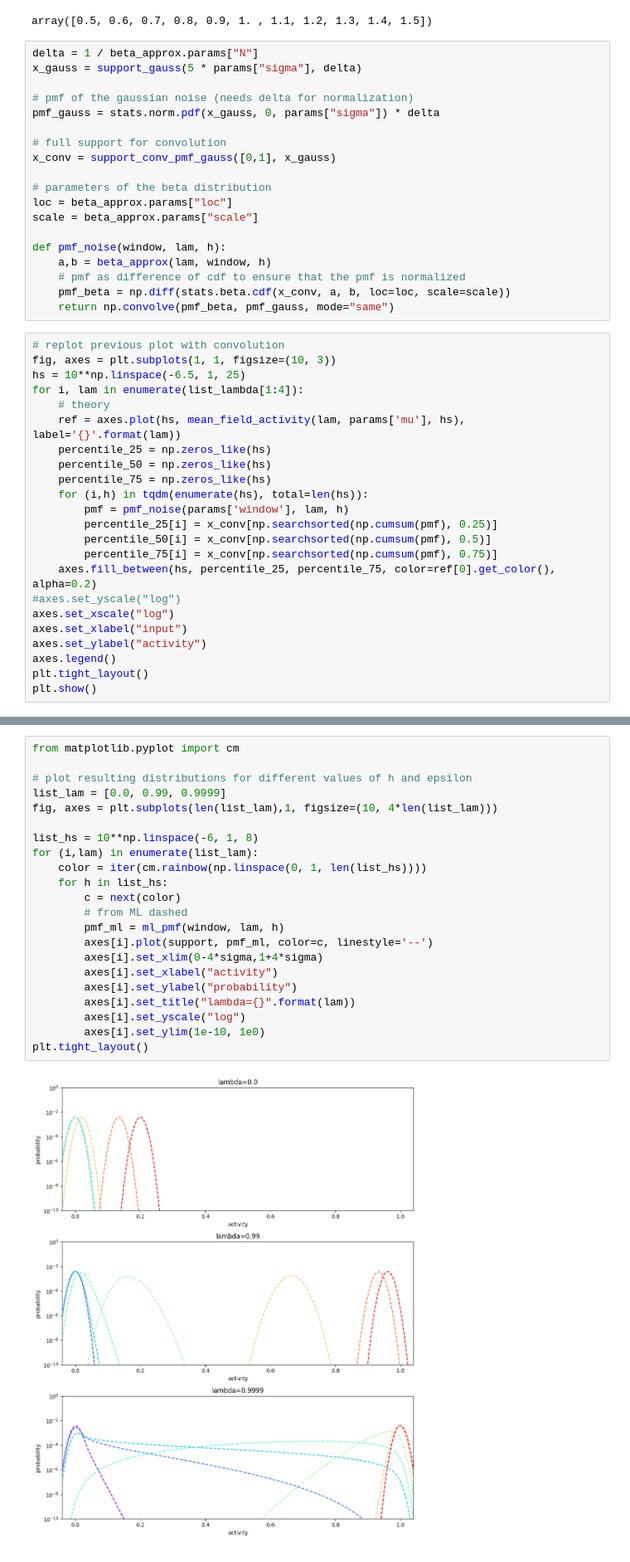
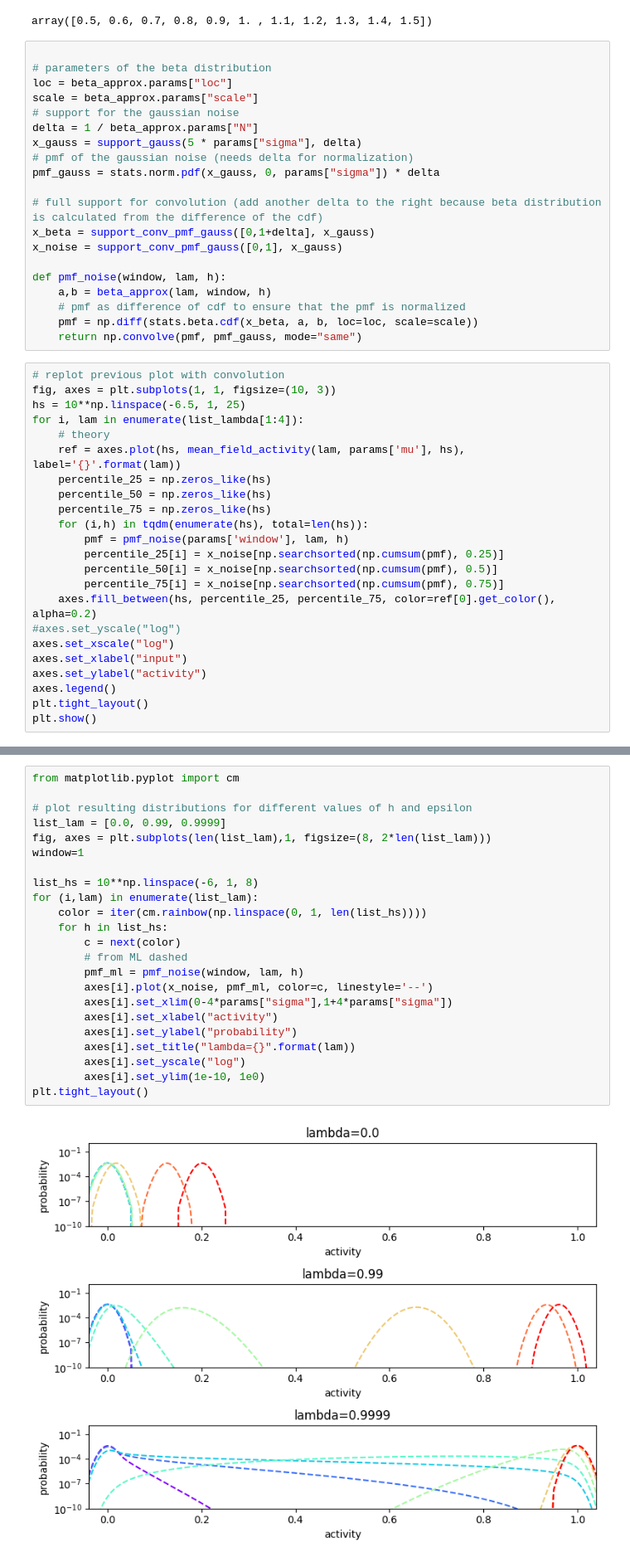
Before and after one commit to sahelazizpour/Finite-Observation-Dynamic-Range, a Jupyter notebook: test_analysis_simulation.ipynb, the cells around one changed output, grey strips where cells are left out. Shown: that part at 83% size. Drawn from its saved outputs; the diff is of its cells as text.

Commit message:
simulation analysis is unified with analytical pipeline; test_analysis_simulation is cleaned up and implies function. Rerun of analysis for all windows and seeds is necessary.

```diff
--- a/test_analysis_simulation.ipynb
+++ b/test_analysis_simulation.ipynb
@@ -125,24 +124,25 @@ np.arange(0.5, 1.5, 0.09999999999999998)
 # %% [output]
 array([0.5, 0.6, 0.7, 0.8, 0.9, 1. , 1.1, 1.2, 1.3, 1.4, 1.5])
 # %%
-delta = 1 / beta_approx.params["N"]
-x_gauss = support_gauss(5 * params["sigma"], delta)
-
-# pmf of the gaussian noise (needs delta for normalization)
-pmf_gauss = stats.norm.pdf(x_gauss, 0, params["sigma"]) * delta
-
-# full support for convolution
-x_conv = support_conv_pmf_gauss([0,1], x_gauss)
 
 # parameters of the beta distribution
 loc = beta_approx.params["loc"]
 scale = beta_approx.params["scale"]
+# support for the gaussian noise
+delta = 1 / beta_approx.params["N"]
+x_gauss = support_gauss(5 * params["sigma"], delta)
+# pmf of the gaussian noise (needs delta for normalization)
+pmf_gauss = stats.norm.pdf(x_gauss, 0, params["sigma"]) * delta
+
+# full support for convolution (add another delta to the right because beta distribution is calculated from the difference of the cdf)
+x_beta = support_conv_pmf_gauss([0,1+delta], x_gauss)
+x_noise = support_conv_pmf_gauss([0,1], x_gauss)
 
 def pmf_noise(window, lam, h):
     a,b = beta_approx(lam, window, h)
     # pmf as difference of cdf to ensure that the pmf is normalized
-    pmf_beta = np.diff(stats.beta.cdf(x_conv, a, b, loc=loc, scale=scale))
-    return np.convolve(pmf_beta, pmf_gauss, mode="same")
+    pmf = np.diff(stats.beta.cdf(x_beta, a, b, loc=loc, scale=scale))
+    return np.convolve(pmf, pmf_gauss, mode="same")
 # %%
 # replot previous plot with convolution
 fig, axes = plt.subplots(1, 1, figsize=(10, 3))
@@ -155,9 +155,9 @@ for i, lam in enumerate(list_lambda[1:4]):
     percentile_75 = np.zeros_like(hs)
     for (i,h) in tqdm(enumerate(hs), total=len(hs)):
         pmf = pmf_noise(params['window'], lam, h)
-        percentile_25[i] = x_conv[np.searchsorted(np.cumsum(pmf), 0.25)]
-        percentile_50[i] = x_conv[np.searchsorted(np.cumsum(pmf), 0.5)]
-        percentile_75[i] = x_conv[np.searchsorted(np.cumsum(pmf), 0.75)]
+        percentile_25[i] = x_noise[np.searchsorted(np.cumsum(pmf), 0.25)]
+        percentile_50[i] = x_noise[np.searchsorted(np.cumsum(pmf), 0.5)]
+        percentile_75[i] = x_noise[np.searchsorted(np.cumsum(pmf), 0.75)]
     axes.fill_between(hs, percentile_25, percentile_75, color=ref[0].get_color(), alpha=0.2)
 #axes.set_yscale("log")
 axes.set_xscale("log")
@@ -230,24 +233,25 @@ SystemExit:
 # %%
 from matplotlib.pyplot import cm
 
 # plot resulting distributions for different values of h and epsilon
 list_lam = [0.0, 0.99, 0.9999]
-fig, axes = plt.subplots(len(list_lam),1, figsize=(10, 4*len(list_lam)))
+fig, axes = plt.subplots(len(list_lam),1, figsize=(8, 2*len(list_lam)))
+window=1
 
 list_hs = 10**np.linspace(-6, 1, 8)
 for (i,lam) in enumerate(list_lam):
     color = iter(cm.rainbow(np.linspace(0, 1, len(list_hs))))
     for h in list_hs:
         c = next(color)
         # from ML dashed
-        pmf_ml = ml_pmf(window, lam, h)
-        axes[i].plot(support, pmf_ml, color=c, linestyle='--')
-        axes[i].set_xlim(0-4*sigma,1+4*sigma)
+        pmf_ml = pmf_noise(window, lam, h)
+        axes[i].plot(x_noise, pmf_ml, color=c, linestyle='--')
+        axes[i].set_xlim(0-4*params["sigma"],1+4*params["sigma"])
         axes[i].set_xlabel("activity")
         axes[i].set_ylabel("probability")
         axes[i].set_title("lambda={}".format(lam))
         axes[i].set_yscale("log")
         axes[i].set_ylim(1e-10, 1e0)
 plt.tight_layout()
 # %% [output]
-[figure, old version]
+[figure, new version]
```
Also changed, not shown: parts of 14 cells of this notebook, 3 other files.
